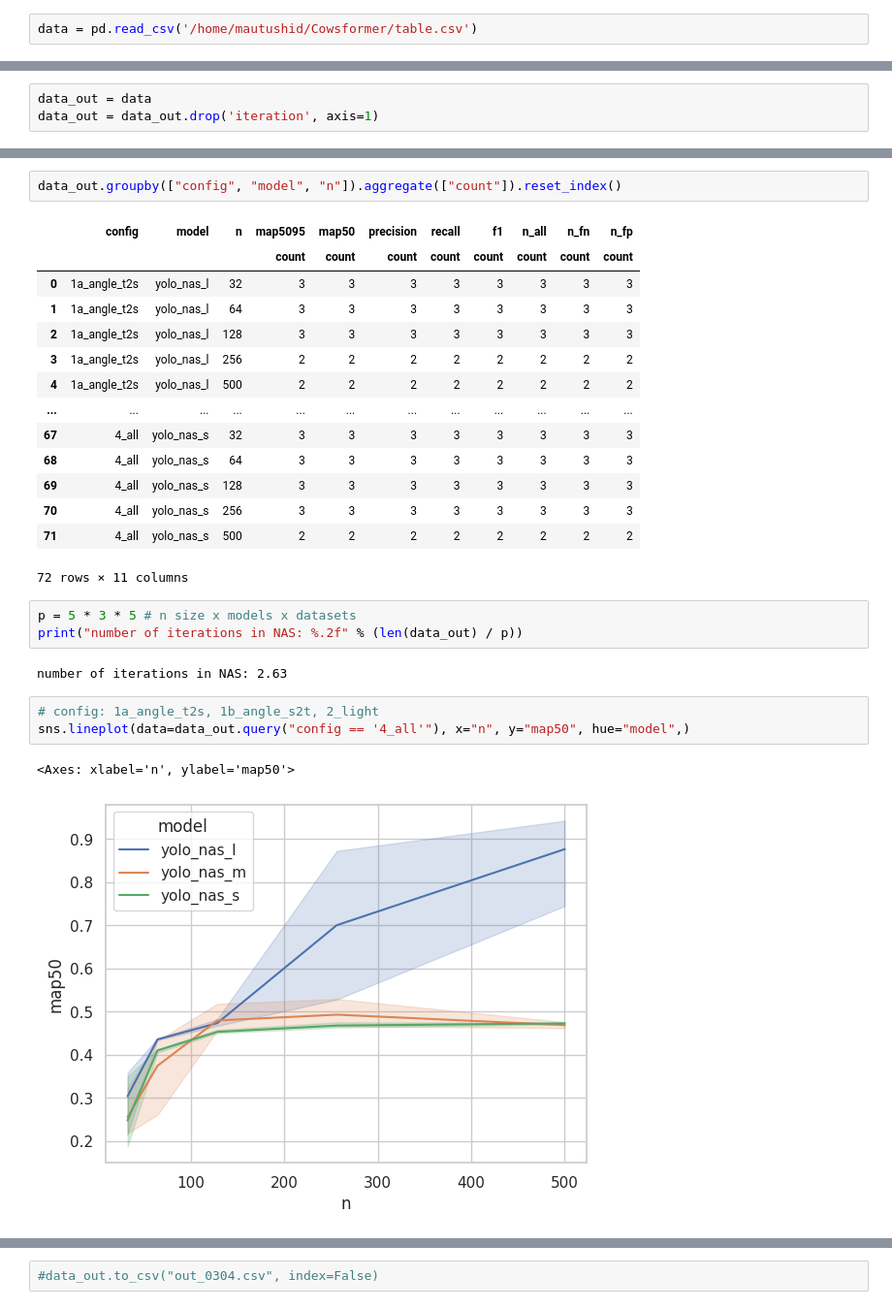
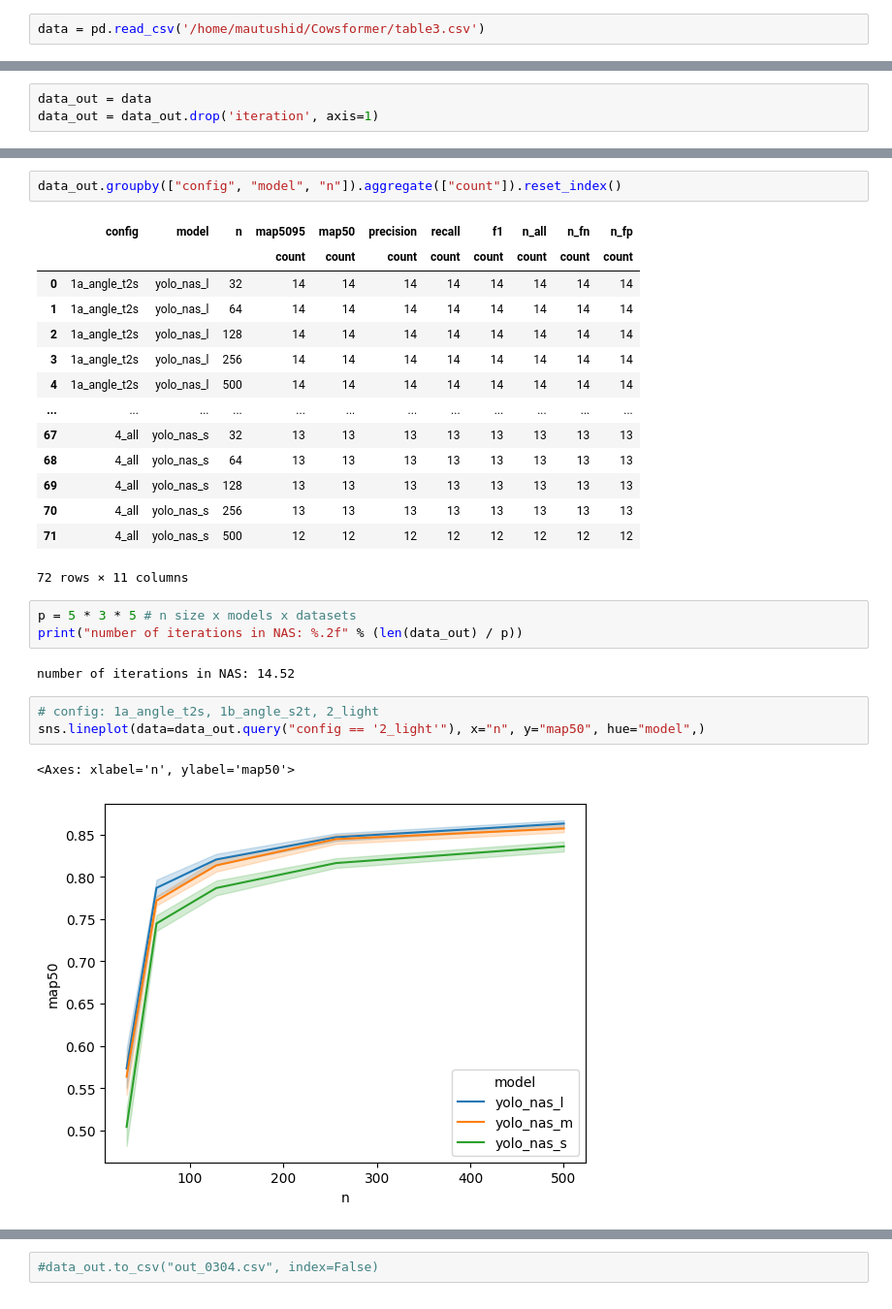
Before and after one commit to MautushiD/Cowsformer, a Jupyter notebook: notebooks/_nas_evaluate.ipynb, the cells around one changed output, grey strips where cells are left out. Shown at 97% size. Cells and saved outputs as stored; diff of their text form.

Commit message:
debuging codes and updated plots

```diff
--- a/notebooks/_nas_evaluate.ipynb
+++ b/notebooks/_nas_evaluate.ipynb
@@ -15,2 +15,2 @@ Matplotlib created a temporary cache directory at /localscratch/2195076/matplotl
 # %%
-data = pd.read_csv('/home/mautushid/Cowsformer/table.csv')
+data = pd.read_csv('/home/mautushid/Cowsformer/table3.csv')
@@ -56,29 +65,29 @@ data_out.groupby(["config", "model", "n"]).aggregate(["count"]).reset_index()
 # %% [output]
 |  | config | model | n | map5095 | map50 | precision | recall | f1 | n_all | n_fn | n_fp |
 |  |  |  |  | count | count | count | count | count | count | count | count |
-| 0 | 1a_angle_t2s | yolo_nas_l | 32 | 3 | 3 | 3 | 3 | 3 | 3 | 3 | 3 |
-| 1 | 1a_angle_t2s | yolo_nas_l | 64 | 3 | 3 | 3 | 3 | 3 | 3 | 3 | 3 |
-| 2 | 1a_angle_t2s | yolo_nas_l | 128 | 3 | 3 | 3 | 3 | 3 | 3 | 3 | 3 |
-| 3 | 1a_angle_t2s | yolo_nas_l | 256 | 2 | 2 | 2 | 2 | 2 | 2 | 2 | 2 |
-| 4 | 1a_angle_t2s | yolo_nas_l | 500 | 2 | 2 | 2 | 2 | 2 | 2 | 2 | 2 |
+| 0 | 1a_angle_t2s | yolo_nas_l | 32 | 14 | 14 | 14 | 14 | 14 | 14 | 14 | 14 |
+| 1 | 1a_angle_t2s | yolo_nas_l | 64 | 14 | 14 | 14 | 14 | 14 | 14 | 14 | 14 |
+| 2 | 1a_angle_t2s | yolo_nas_l | 128 | 14 | 14 | 14 | 14 | 14 | 14 | 14 | 14 |
+| 3 | 1a_angle_t2s | yolo_nas_l | 256 | 14 | 14 | 14 | 14 | 14 | 14 | 14 | 14 |
+| 4 | 1a_angle_t2s | yolo_nas_l | 500 | 14 | 14 | 14 | 14 | 14 | 14 | 14 | 14 |
 | ... | ... | ... | ... | ... | ... | ... | ... | ... | ... | ... | ... |
-| 67 | 4_all | yolo_nas_s | 32 | 3 | 3 | 3 | 3 | 3 | 3 | 3 | 3 |
-| 68 | 4_all | yolo_nas_s | 64 | 3 | 3 | 3 | 3 | 3 | 3 | 3 | 3 |
-| 69 | 4_all | yolo_nas_s | 128 | 3 | 3 | 3 | 3 | 3 | 3 | 3 | 3 |
-| 70 | 4_all | yolo_nas_s | 256 | 3 | 3 | 3 | 3 | 3 | 3 | 3 | 3 |
-| 71 | 4_all | yolo_nas_s | 500 | 2 | 2 | 2 | 2 | 2 | 2 | 2 | 2 |
+| 67 | 4_all | yolo_nas_s | 32 | 13 | 13 | 13 | 13 | 13 | 13 | 13 | 13 |
+| 68 | 4_all | yolo_nas_s | 64 | 13 | 13 | 13 | 13 | 13 | 13 | 13 | 13 |
+| 69 | 4_all | yolo_nas_s | 128 | 13 | 13 | 13 | 13 | 13 | 13 | 13 | 13 |
+| 70 | 4_all | yolo_nas_s | 256 | 13 | 13 | 13 | 13 | 13 | 13 | 13 | 13 |
+| 71 | 4_all | yolo_nas_s | 500 | 12 | 12 | 12 | 12 | 12 | 12 | 12 | 12 |
 72 rows × 11 columns
 # %%
 p = 5 * 3 * 5 # n size x models x datasets
 print("number of iterations in NAS: %.2f" % (len(data_out) / p))
 # %% [output]
-number of iterations in NAS: 2.63
+number of iterations in NAS: 14.52
 # %%
 # config: 1a_angle_t2s, 1b_angle_s2t, 2_light
-sns.lineplot(data=data_out.query("config == '4_all'"), x="n", y="map50", hue="model",)
+sns.lineplot(data=data_out.query("config == '2_light'"), x="n", y="map50", hue="model",)
 # %% [output]
 <Axes: xlabel='n', ylabel='map50'>
-[figure, old version]
+[figure, new version]
 # %%
 # config: 1a_angle_t2s, 1b_angle_s2t, 2_light
 sns.lineplot(data=data_out.query("model == 'yolo_nas_s'"), x="n", y="map50", hue="config",)
```
Also changed, not shown: parts of 7 cells of this notebook, 6 other files.
